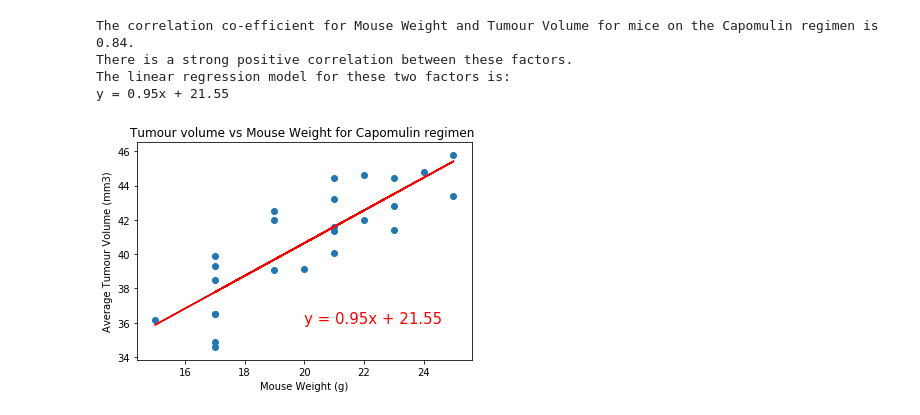
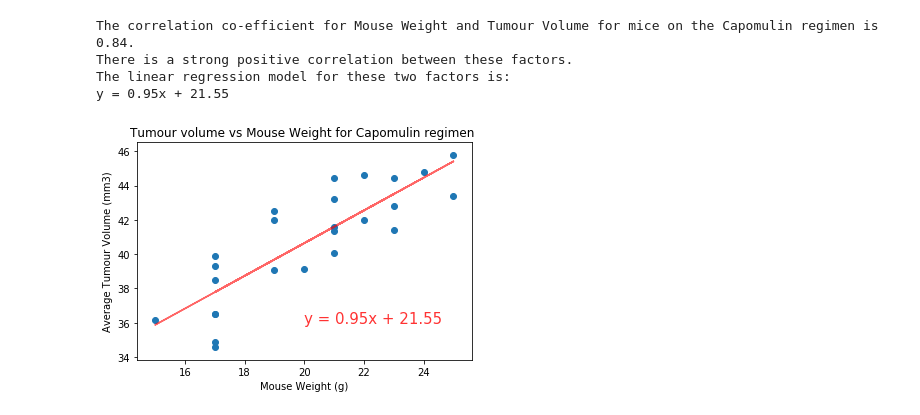
Before and after one commit to MFord80/matplotlib-challenge, a Jupyter notebook: Pymaceuticals_Report.ipynb, the cells around one changed output. Cells and saved outputs as stored; diff of their text form; code cells hidden in the pictures.

```diff
--- a/Pymaceuticals_Report.ipynb
+++ b/Pymaceuticals_Report.ipynb
@@ -501,16 +410,17 @@ y = 0.95x + 21.55
 # %%
 # Print linear regression model with scatter plot
 
-plt.plot(x_value,regress_values, color = "red")
+plt.plot(x_value,regress_values, color = "red", alpha=0.6)
 
-plt.annotate(line_eq,(20, 36),fontsize=15,color="red")
+plt.annotate(line_eq,(20, 36),fontsize=15,color="red", alpha=0.8)
+
 # Adjust number coordinates to position annotation
 
 plt.title(f"Tumour volume vs Mouse Weight for Capomulin regimen ")
 plt.xlabel("Mouse Weight (g)")
 plt.ylabel("Average Tumour Volume (mm3)")
 
 plt.scatter(x_value, y_value)
 plt.show()
 # %% [output]
-[figure, old version]
+[figure, new version]
```
Also changed, not shown: parts of 10 cells of this notebook.
